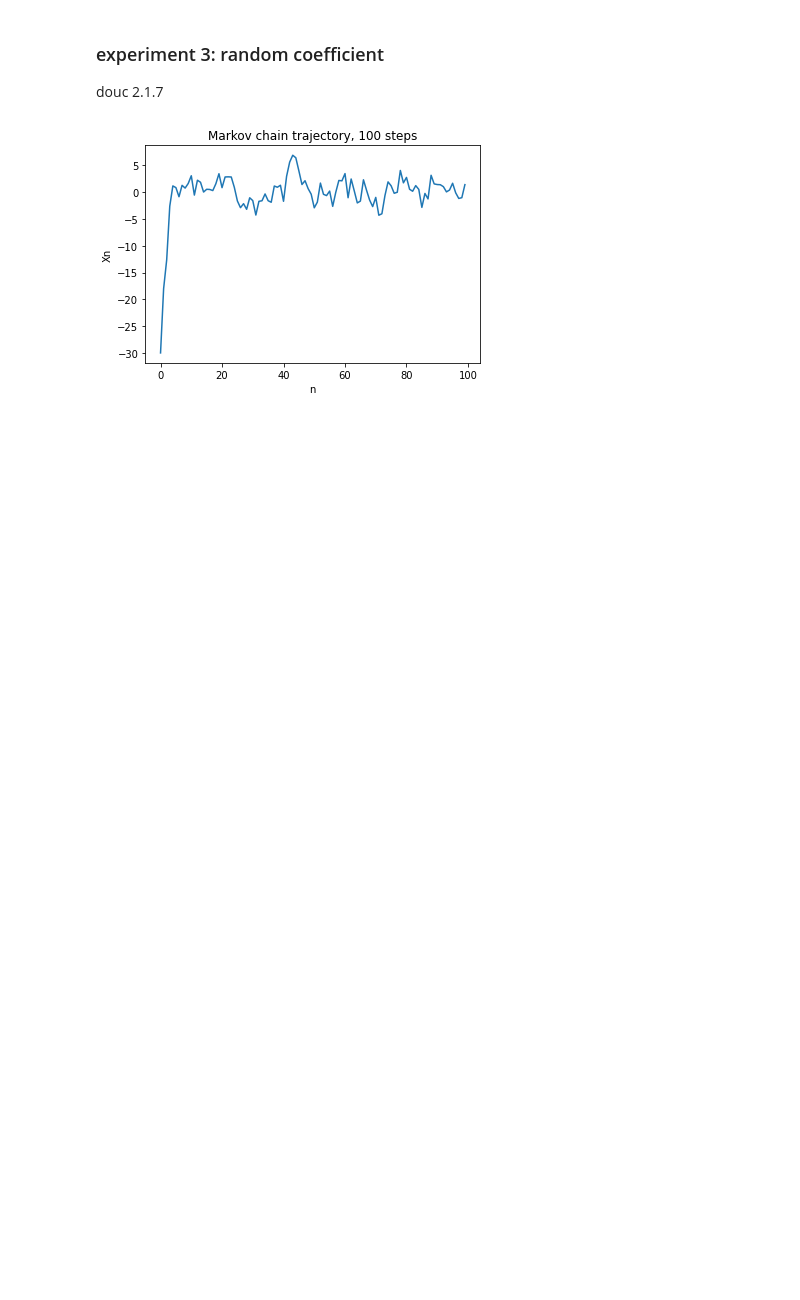
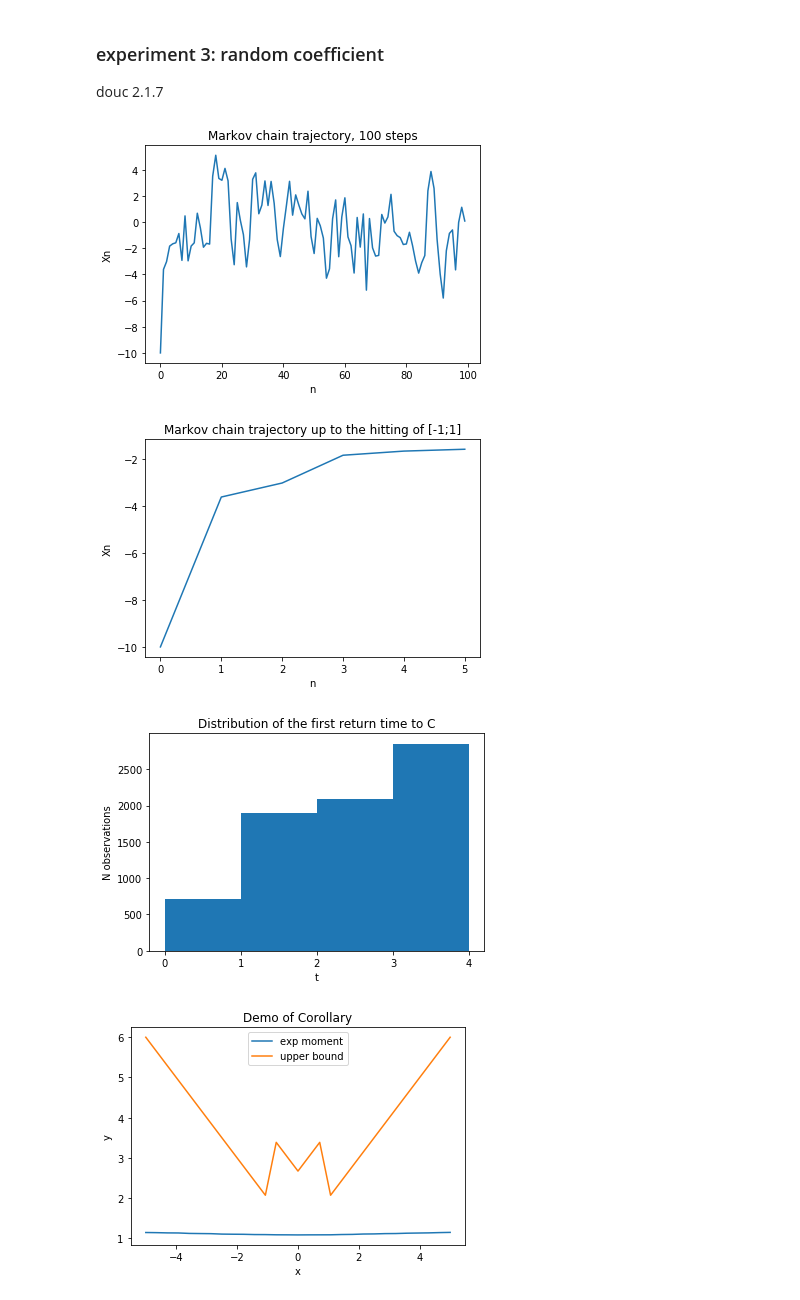
Before and after one commit to gamble27/geometric-recurrence-inhomogenous-gaussian-autoregression, a Jupyter notebook: autoregression_final.ipynb, the cells around one changed output. Drawn from its saved outputs; the diff is of its cells as text; code cells hidden in the pictures; blank space fills up the shorter version.

```diff
--- a/autoregression_final.ipynb
+++ b/autoregression_final.ipynb
@@ -108,25 +90,38 @@ douc 2.1.7
 # %%
 step = 10**(-1)
 
 def get_alpha(n):
     return rnd.uniform(low=step, high=1-step, size=[1])
 
 def get_sigma(n):
     return np.sqrt(
         2+n/(n+1)
     )
 
 n_steps = 10**2
+n_samples = 10**4
+
 c = 1
-X = simulate(
-    N = n_steps,
-    X_0 = -30,
+eps = 1 - step
+sigma = 3
+x_0 = -10
+x = np.linspace(-5, 5, 29)
 
+perform_experiment(
+    name="rand_alpha",
     gen_alpha=get_alpha,
-    gen_sigma=get_sigma
+    gen_sigma=get_sigma,
+    starting_point_single=x_0,
+    starting_point_multiple=x,
+    c=c,
+    eps=eps,
+    sigma=sigma,
+    n_steps=n_steps,
+    n_samples=n_samples,
+    n_ticks=5
 )
-plot_trajectory(X, f"Markov chain trajectory, {n_steps} steps")
-save_plot("e31")
-t = get_hitting_time(X, c)
 # %% [output]
-[figure, old version]
+[figure, new version]
+[figure, added]
+[figure, added]
+[figure, added]
```
Also changed, not shown: parts of 35 cells of this notebook, 1 other file.
